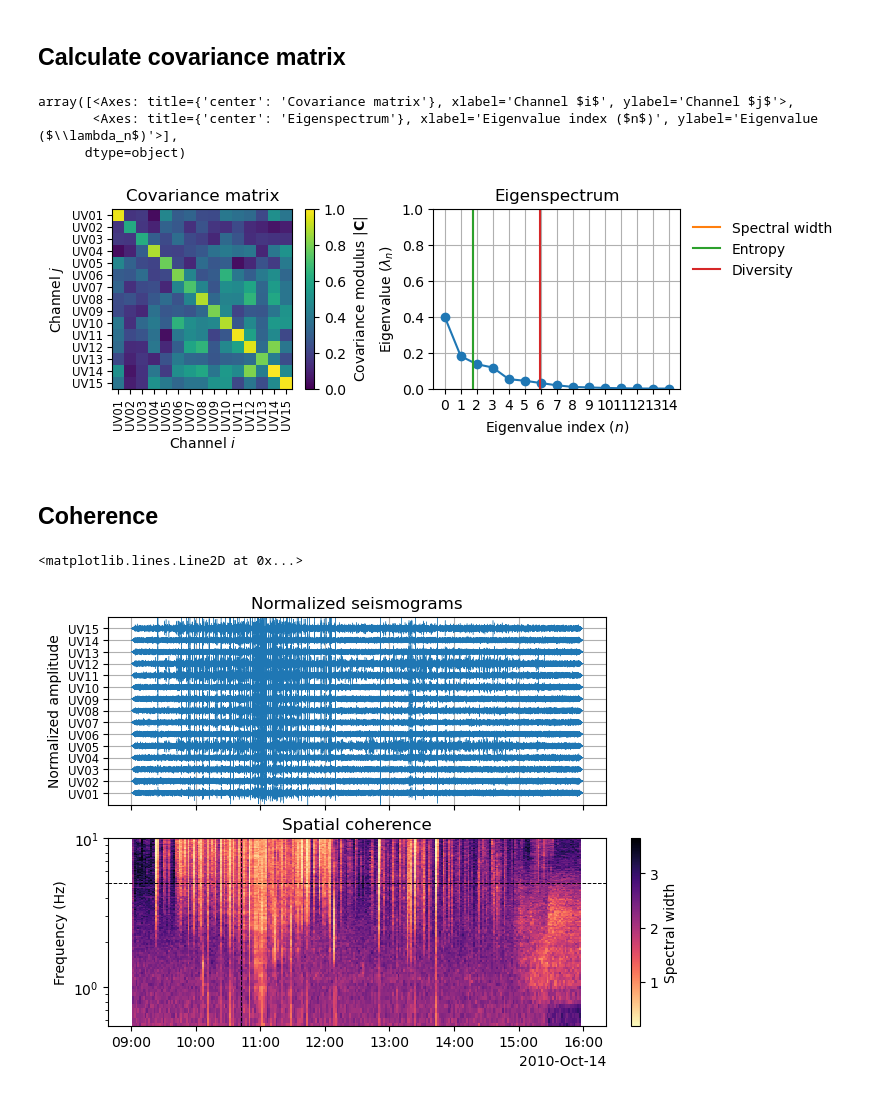
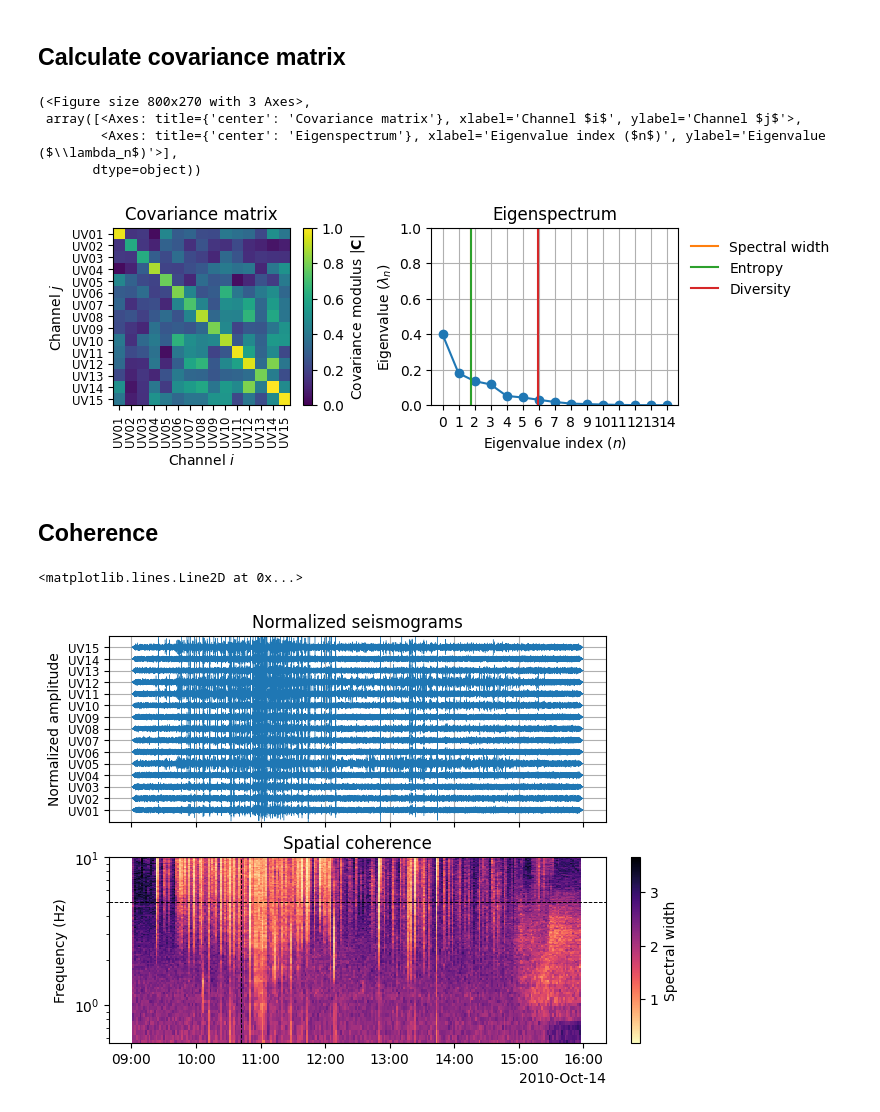
Before and after one commit to leonard-seydoux/covseisnet, a Jupyter notebook: docs/source/tutorials/02_covariance.ipynb, the cells around one changed output. Saved outputs shown, nothing was run; the diff lists cells and outputs as text; code cells hidden in the pictures.

```diff
--- a/docs/source/tutorials/02_covariance.ipynb
+++ b/docs/source/tutorials/02_covariance.ipynb
@@ -9,14 +9,14 @@ import covseisnet as csn
 ## Read seismograms
 # %%
 # Read
-stream = csn.read("data/undervolc.mseed")
+stream = csn.read("../data/undervolc.mseed")
 
 # Pre-process
 stream.normalize(global_max=True)
 stream.filter("highpass", freq=0.5)
 stream.time_normalize(method="smooth", smooth_length=1001)
 stream.taper(max_percentage=0.01)
-stream.assign_coordinates("data/undervolc.xml")
+stream.assign_coordinates("../data/undervolc.xml")
 
 # Plot stream
 csn.plot.plot_stream(stream, trace_factor=0.1, lw=0.3)
@@ -40,28 +40,29 @@ t_index = 60
 f_index = 100
 csn.plot.covariance_matrix_modulus_and_spectrum(covariances[t_index, f_index])
 # %% [output]
-array([<Axes: title={'center': 'Covariance matrix'}, xlabel='Channel $i$', ylabel='Channel $j$'>,
-       <Axes: title={'center': 'Eigenspectrum'}, xlabel='Eigenvalue index ($n$)', ylabel='Eigenvalue ($\\lambda_n$)'>],
-      dtype=object)
+(<Figure size 800x270 with 3 Axes>,
+ array([<Axes: title={'center': 'Covariance matrix'}, xlabel='Channel $i$', ylabel='Channel $j$'>,
+        <Axes: title={'center': 'Eigenspectrum'}, xlabel='Eigenvalue index ($n$)', ylabel='Eigenvalue ($\\lambda_n$)'>],
+       dtype=object))
-[figure, old version]
+[figure, new version]
 # %% [markdown]
 ## Coherence
 # %%
 # Calculate coherence
 coherence = covariances.coherence(kind="spectral_width")
 
 # Show
-ax = csn.plot.stream_and_coherence(
+fig, ax = csn.plot.stream_and_coherence(
     stream,
     times,
     frequencies,
     coherence,
     f_min=0.5,
 )
 
 # Mark extracted time and frequency
 ax[1].axvline(times[t_index], color="k", linestyle="--", lw=0.7)
 ax[1].axhline(frequencies[f_index], color="k", linestyle="--", lw=0.7)
 # %% [output]
 <matplotlib.lines.Line2D at 0x...>
-[figure, old version]
+[figure, new version]
```
Also changed, not shown: parts of 2 cells of this notebook.
